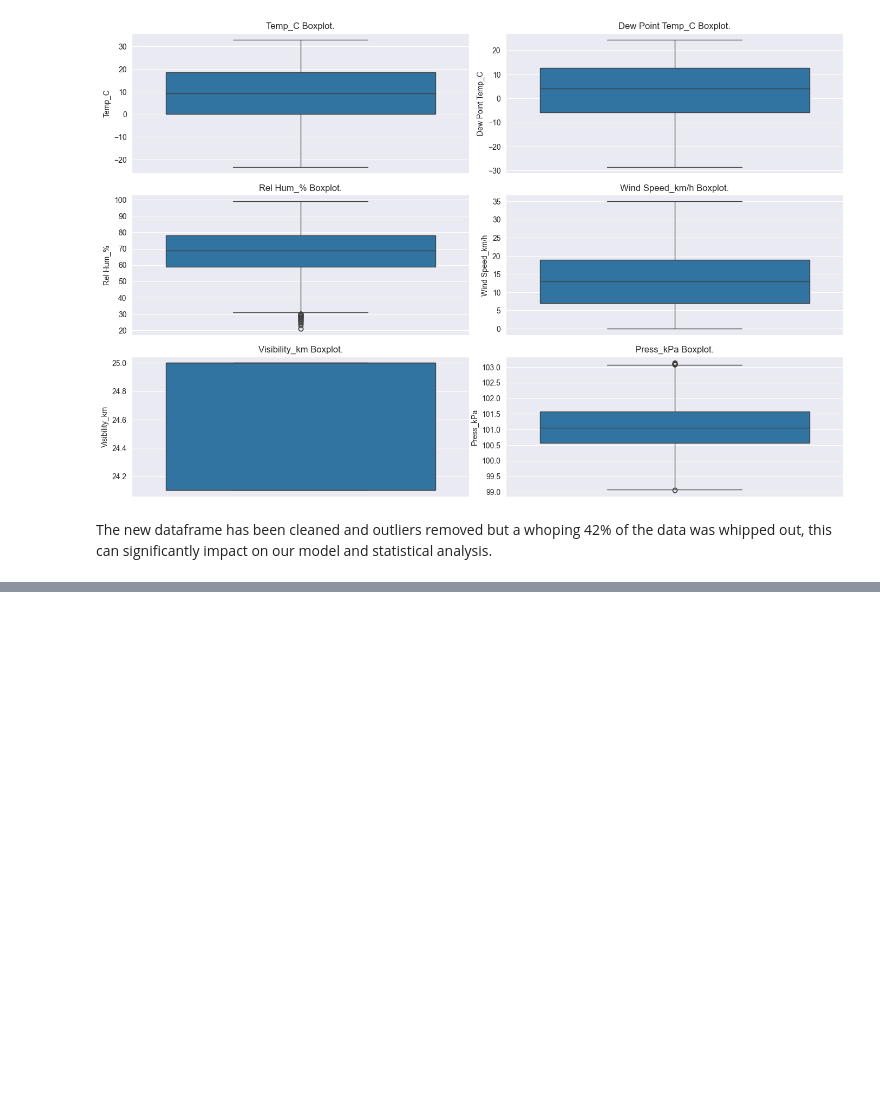
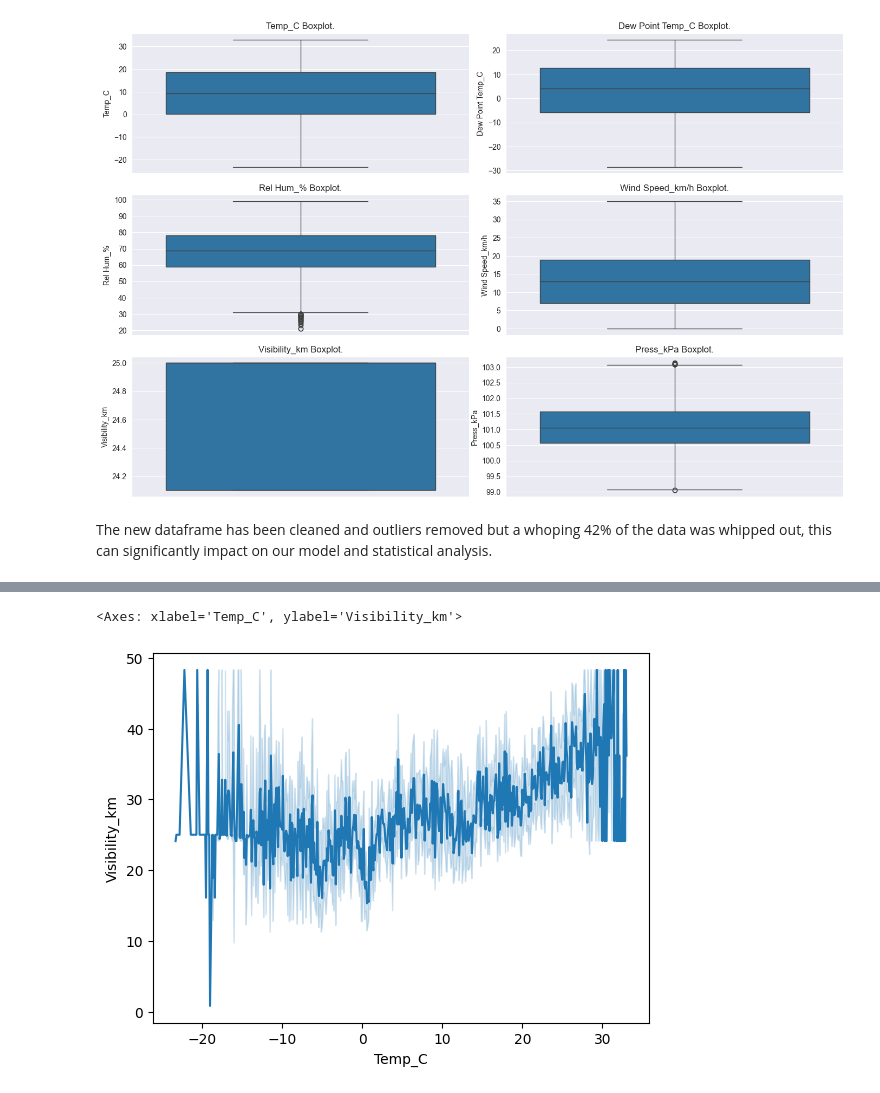
Before and after one commit to kechcole/LUX_DEV_PROGRAM, a Jupyter notebook: Assignments/Scripts_Wk_2/Python.ipynb, the cells around one changed output, grey strips where cells are left out. Cells and saved outputs as stored; diff of their text form; code cells hidden in the pictures; blank space fills up the shorter version.

```diff
--- a/Assignments/Scripts_Wk_2/Python.ipynb
+++ b/Assignments/Scripts_Wk_2/Python.ipynb
@@ -455,0 +475,8 @@ The new dataframe has been cleaned and outliers removed but a whoping 42% of the
+# %%
+# Use a lineplot to draw a relationship between temprature and visisbility.
+
+# plotting lineplot
+sns.lineplot( x="Temp_C", y="Visibility_km", data=data)
+# %% [output]
+<Axes: xlabel='Temp_C', ylabel='Visibility_km'>
+[figure, added]
```
Also changed, not shown: parts of 14 cells of this notebook.
